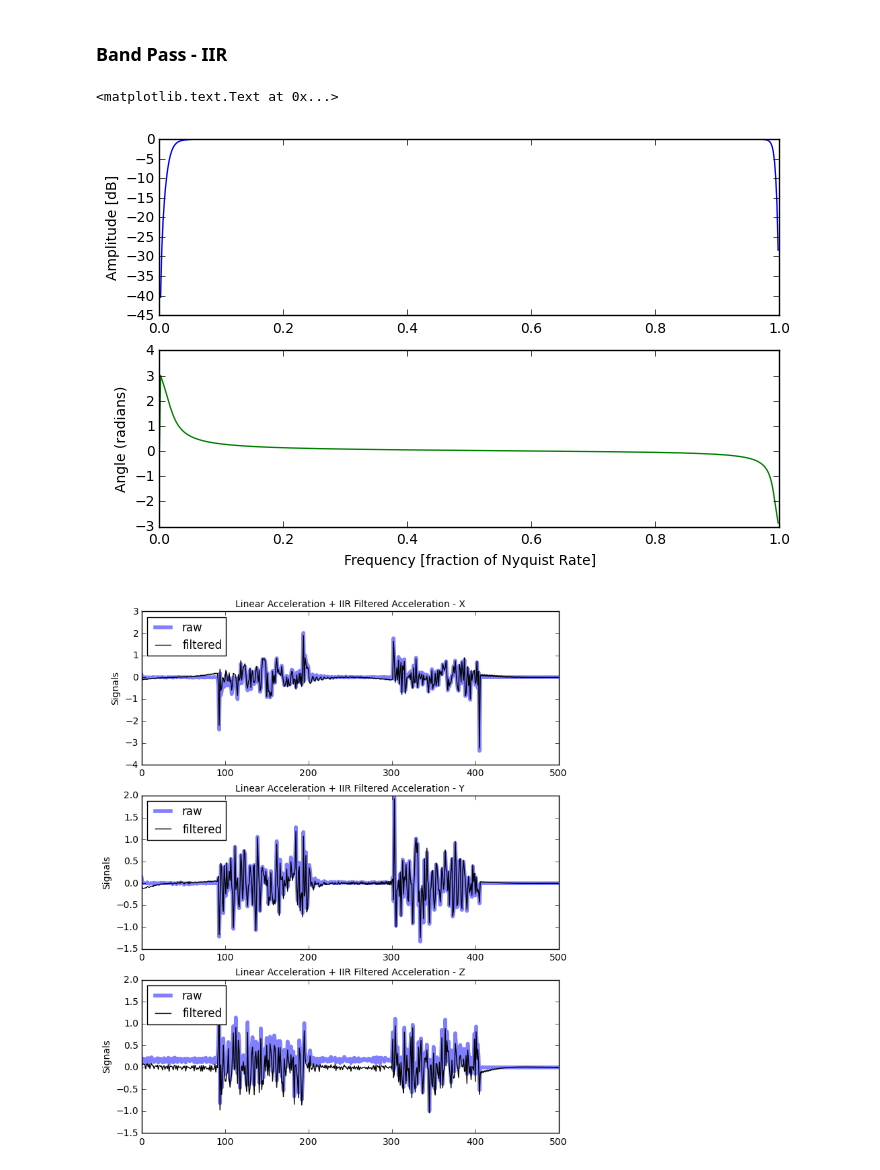
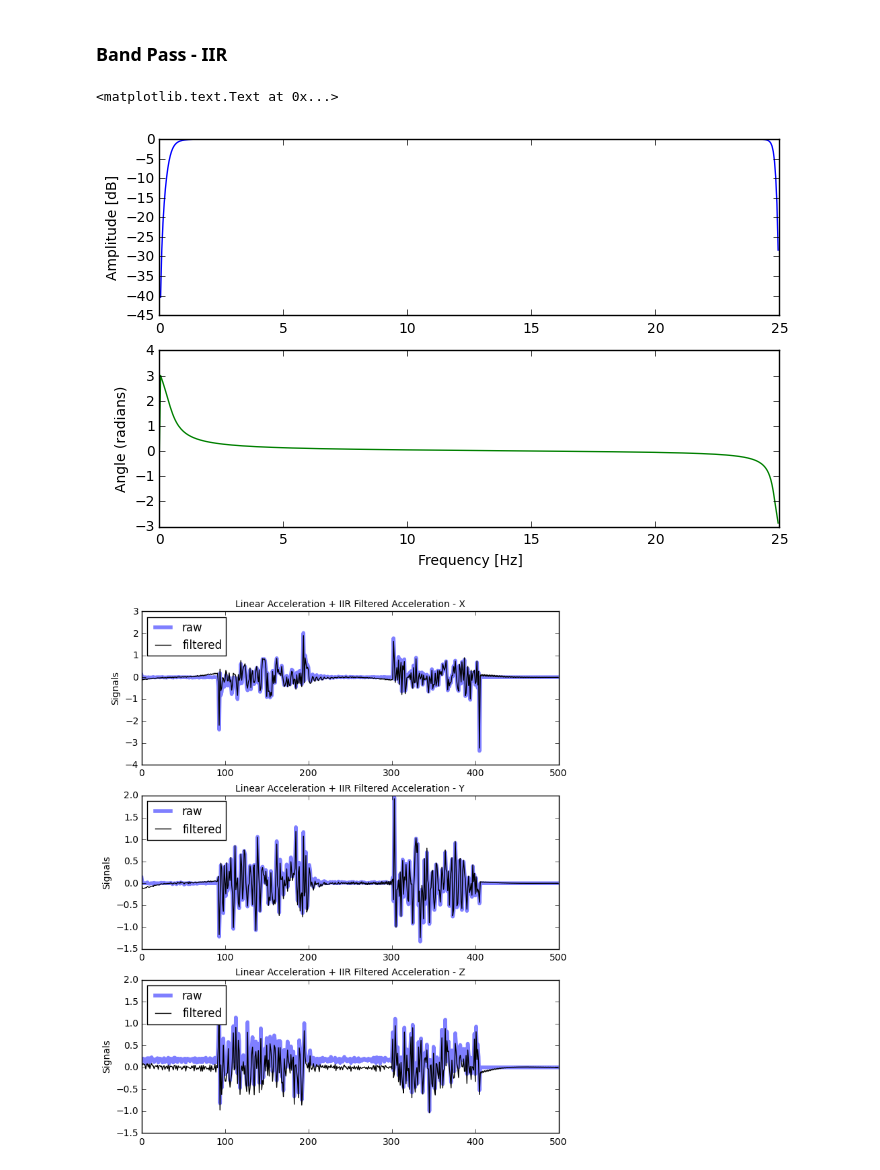
Before and after one commit to Nanigans/nanibot, a Jupyter notebook: sandboxes/ipython_notebooks/imu_data_filtering_sandbox_1.ipynb, the cells around one changed output. Saved outputs shown, nothing was run; the diff lists cells and outputs as text; code cells hidden in the pictures.

Commit message:
added some more spectrograms and updated x scale on IIR freqz plots

```diff
--- a/sandboxes/ipython_notebooks/imu_data_filtering_sandbox_1.ipynb
+++ b/sandboxes/ipython_notebooks/imu_data_filtering_sandbox_1.ipynb
@@ -314,22 +315,25 @@ plot_raw_and_processed_data(
 # %%
 b, a = signal.butter(2, [0.02,0.99], 'bandpass', analog=False)
 w, h = signal.freqz(b, a)
 
+fs = 1/0.02
+nyq = 0.5 * fs
+
 fig, axes = plt.subplots(figsize=(8,5),nrows=2, ncols=1)
 current_axes = axes[0]
-current_axes.plot(w/math.pi, 20 * np.log10(abs(h)), 'b')
+current_axes.plot(nyq*w/math.pi, 20 * np.log10(abs(h)), 'b')
 current_axes.set_ylabel('Amplitude [dB]', fontsize=10)
 #current_axes.set_xlabel('Frequency [fraction of Nyquist Rate]', fontsize=8)
 #current_axes.set_ylim([-500,50])
 
 angles = np.unwrap(np.angle(h))
 current_axes = axes[1]
-current_axes.plot(w/math.pi, angles, 'g')
+current_axes.plot(nyq*w/math.pi, angles, 'g')
 current_axes.set_ylabel('Angle (radians)', fontsize=10)
-current_axes.set_xlabel('Frequency [fraction of Nyquist Rate]', fontsize=10)
+current_axes.set_xlabel('Frequency [Hz]', fontsize=10)
 # %% [output]
 <matplotlib.text.Text at 0x...>
-[figure, old version]
+[figure, new version]
 # %%
 padlen = 32
 filt_data_x = signal.filtfilt(b,a,raw_data.x,padtype='odd',padlen=padlen)
```
Also changed, not shown: parts of 11 cells of this notebook.
